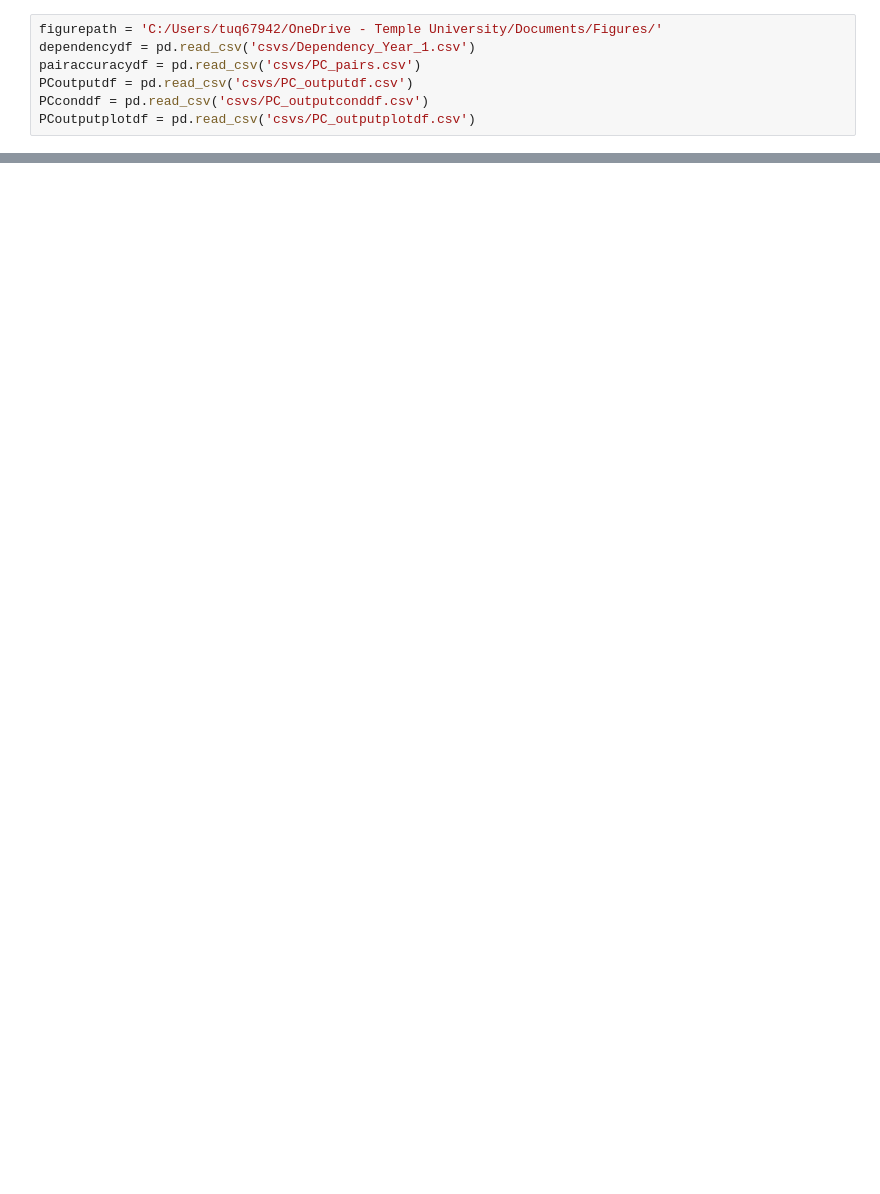
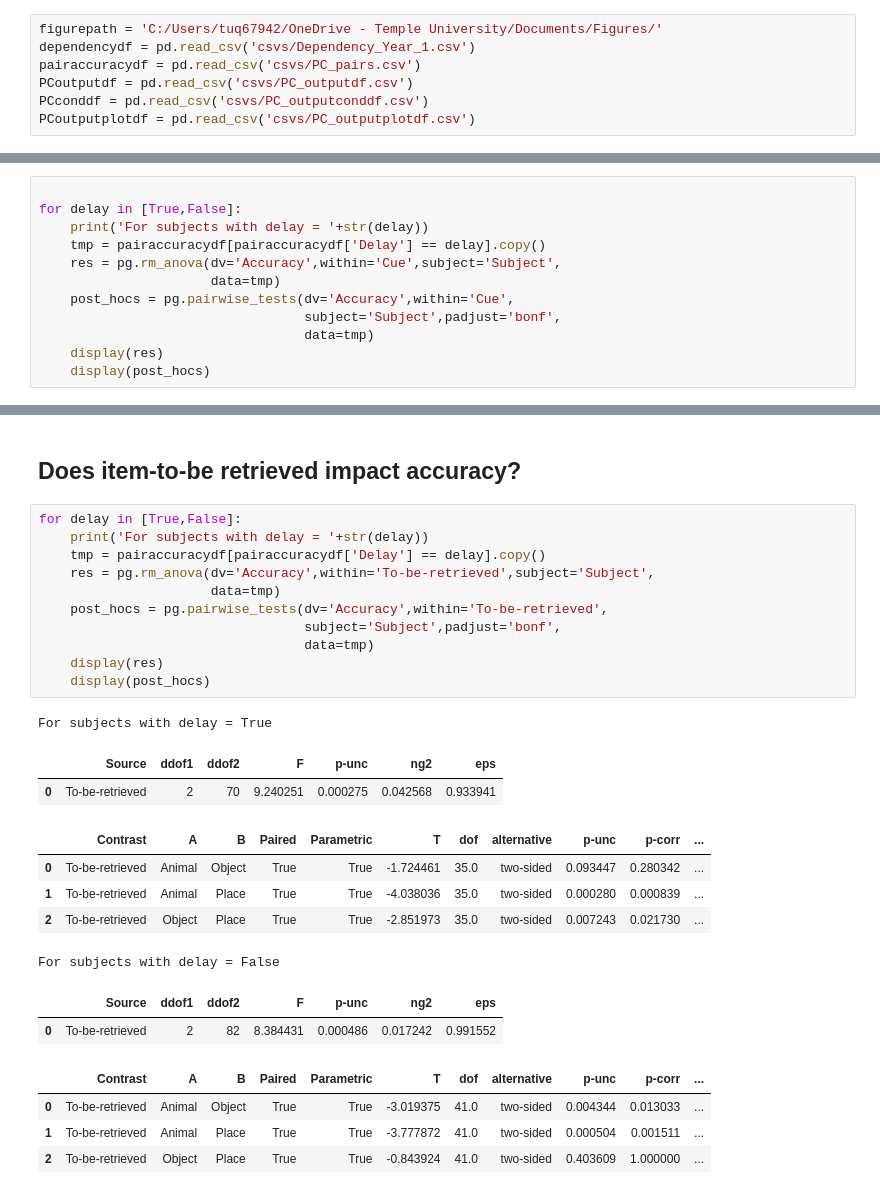
Before and after one commit to samsydco/PSPC, a Jupyter notebook: Results_PC.ipynb, the cells around one changed output, grey strips where cells are left out. Saved outputs shown, nothing was run; the diff lists cells and outputs as text; blank space fills up the shorter version.

```diff
--- a/Results_PC.ipynb
+++ b/Results_PC.ipynb
@@ -56,0 +147,12 @@ for i,delay in enumerate([False,True]):
+# %%
+
+for delay in [True,False]:
+    print('For subjects with delay = '+str(delay))
+    tmp = pairaccuracydf[pairaccuracydf['Delay'] == delay].copy()
+    res = pg.rm_anova(dv='Accuracy',within='Cue',subject='Subject',
+                      data=tmp)
+    post_hocs = pg.pairwise_tests(dv='Accuracy',within='Cue',
+                                  subject='Subject',padjust='bonf',
+                                  data=tmp)
+    display(res)
+    display(post_hocs)
@@ -56,0 +174,28 @@ for i,delay in enumerate([False,True]):
+# %% [markdown]
+## Does item-to-be retrieved impact accuracy?
+# %%
+for delay in [True,False]:
+    print('For subjects with delay = '+str(delay))
+    tmp = pairaccuracydf[pairaccuracydf['Delay'] == delay].copy()
+    res = pg.rm_anova(dv='Accuracy',within='To-be-retrieved',subject='Subject',
+                      data=tmp)
+    post_hocs = pg.pairwise_tests(dv='Accuracy',within='To-be-retrieved',
+                                  subject='Subject',padjust='bonf',
+                                  data=tmp)
+    display(res)
+    display(post_hocs)
+# %% [output]
+For subjects with delay = True
+|  | Source | ddof1 | ddof2 | F | p-unc | ng2 | eps |
+| 0 | To-be-retrieved | 2 | 70 | 9.240251 | 0.000275 | 0.042568 | 0.933941 |
+|  | Contrast | A | B | Paired | Parametric | T | dof | alternative | p-unc | p-corr | ... |
+| 0 | To-be-retrieved | Animal | Object | True | True | -1.724461 | 35.0 | two-sided | 0.093447 | 0.280342 | ... |
+| 1 | To-be-retrieved | Animal | Place | True | True | -4.038036 | 35.0 | two-sided | 0.000280 | 0.000839 | ... |
+| 2 | To-be-retrieved | Object | Place | True | True | -2.851973 | 35.0 | two-sided | 0.007243 | 0.021730 | ... |
+For subjects with delay = False
+|  | Source | ddof1 | ddof2 | F | p-unc | ng2 | eps |
+| 0 | To-be-retrieved | 2 | 82 | 8.384431 | 0.000486 | 0.017242 | 0.991552 |
+|  | Contrast | A | B | Paired | Parametric | T | dof | alternative | p-unc | p-corr | ... |
+| 0 | To-be-retrieved | Animal | Object | True | True | -3.019375 | 41.0 | two-sided | 0.004344 | 0.013033 | ... |
+| 1 | To-be-retrieved | Animal | Place | True | True | -3.777872 | 41.0 | two-sided | 0.000504 | 0.001511 | ... |
+| 2 | To-be-retrieved | Object | Place | True | True | -0.843924 | 41.0 | two-sided | 0.403609 | 1.000000 | ... |
```
Also changed, not shown: parts of 12 cells of this notebook, 3 other files.
